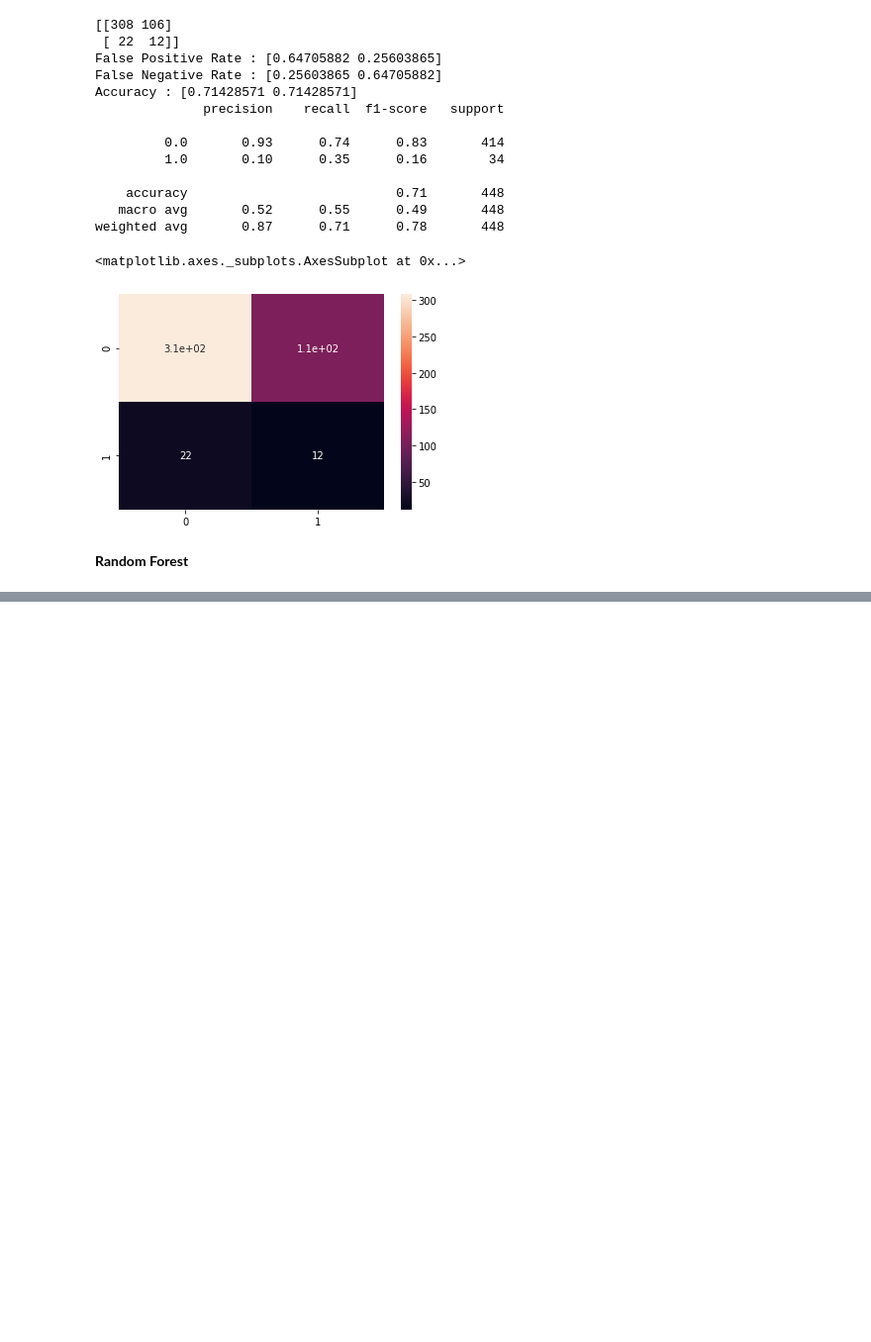
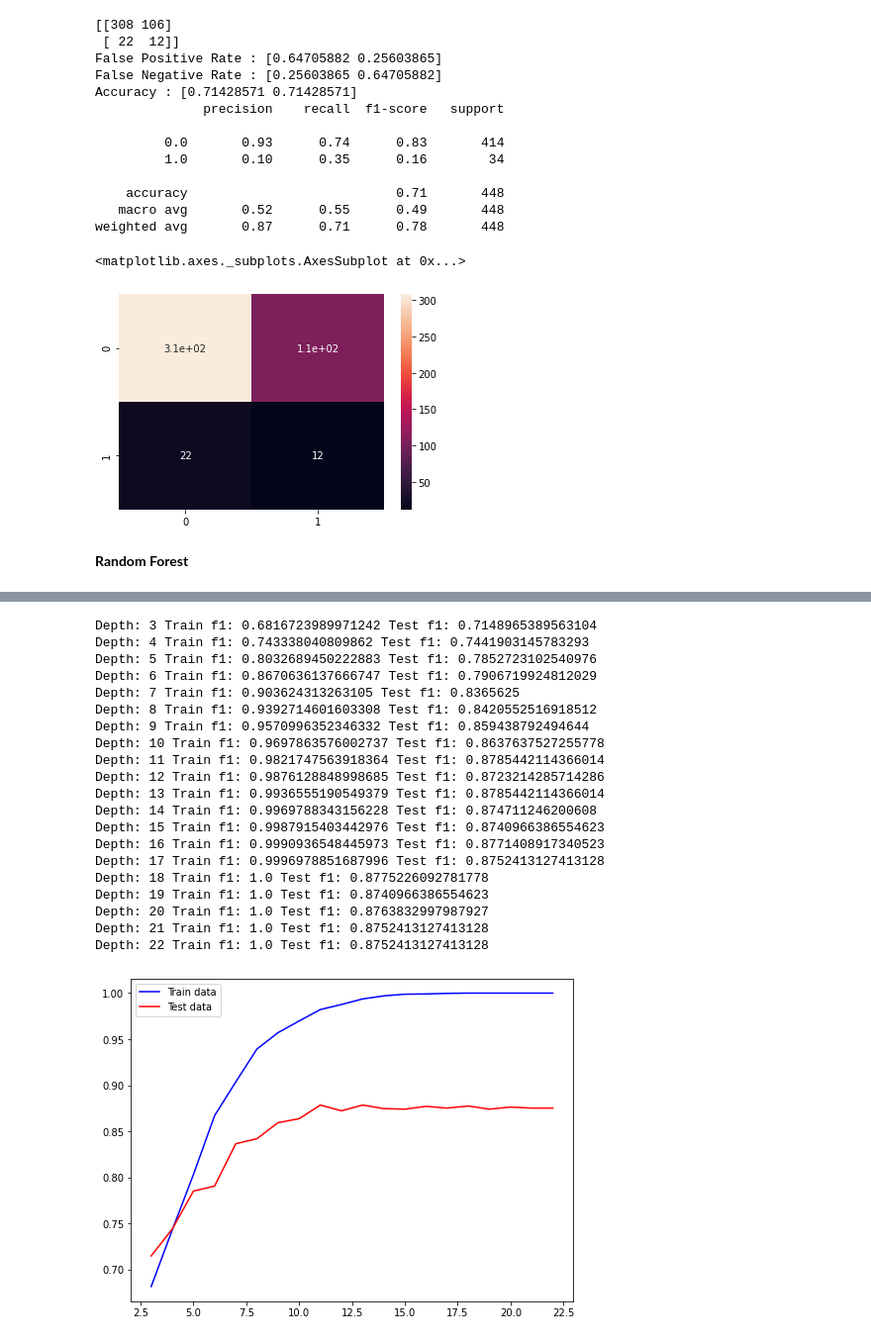
Before and after one commit to priyankachahal/student_research, a Jupyter notebook: features_ecg_project_svm.ipynb, the cells around one changed output, grey strips where cells are left out. Shown at 99% size. Drawn from its saved outputs; the diff is of its cells as text; code cells hidden in the pictures; blank space fills up the shorter version.

```diff
--- a/features_ecg_project_svm.ipynb
+++ b/features_ecg_project_svm.ipynb
@@ -752,0 +753,41 @@ weighted avg       0.85      0.89      0.87       448
+# %%
+rf = RandomForestClassifier(n_estimators=150,max_depth=3,random_state=42)
+depth, f1_train, f1_test = [],[],[]
+for iter in range(20):
+  rf.fit(train_x, train_y)
+  y_train_predicted = rf.predict(train_x)
+  y_test_predicted = rf.predict(test_x)
+  f1_train_current = f1_score(train_y, y_train_predicted, average='weighted')
+  f1_test_current = f1_score(test_y, y_test_predicted,average='weighted')
+  print("Depth: {} Train f1: {} Test f1: {}".format(rf.max_depth, f1_train_current, f1_test_current))
+  depth.append(rf.max_depth)
+  f1_train.append(f1_train_current)
+  f1_test.append(f1_test_current)
+  rf.max_depth += 1
+plt.figure(figsize=(8,6))
+plt.plot(depth, f1_train, color="blue", label="Train data")
+plt.plot(depth,f1_test,color="red", label="Test data")
+plt.legend()
+plt.show()
+# %% [output]
+Depth: 3 Train f1: 0.6816723989971242 Test f1: 0.7148965389563104
+Depth: 4 Train f1: 0.743338040809862 Test f1: 0.7441903145783293
+Depth: 5 Train f1: 0.8032689450222883 Test f1: 0.7852723102540976
+Depth: 6 Train f1: 0.8670636137666747 Test f1: 0.7906719924812029
+Depth: 7 Train f1: 0.903624313263105 Test f1: 0.8365625
+Depth: 8 Train f1: 0.9392714601603308 Test f1: 0.8420552516918512
+Depth: 9 Train f1: 0.9570996352346332 Test f1: 0.859438792494644
+Depth: 10 Train f1: 0.9697863576002737 Test f1: 0.8637637527255778
+Depth: 11 Train f1: 0.9821747563918364 Test f1: 0.8785442114366014
+Depth: 12 Train f1: 0.9876128848998685 Test f1: 0.8723214285714286
+Depth: 13 Train f1: 0.9936555190549379 Test f1: 0.8785442114366014
+Depth: 14 Train f1: 0.9969788343156228 Test f1: 0.874711246200608
+Depth: 15 Train f1: 0.9987915403442976 Test f1: 0.8740966386554623
+Depth: 16 Train f1: 0.9990936548445973 Test f1: 0.8771408917340523
+Depth: 17 Train f1: 0.9996978851687996 Test f1: 0.8752413127413128
+Depth: 18 Train f1: 1.0 Test f1: 0.8775226092781778
+Depth: 19 Train f1: 1.0 Test f1: 0.8740966386554623
+Depth: 20 Train f1: 1.0 Test f1: 0.8763832997987927
+Depth: 21 Train f1: 1.0 Test f1: 0.8752413127413128
+Depth: 22 Train f1: 1.0 Test f1: 0.8752413127413128
+[figure, added]
```
Also changed, not shown: parts of 2 cells of this notebook.
